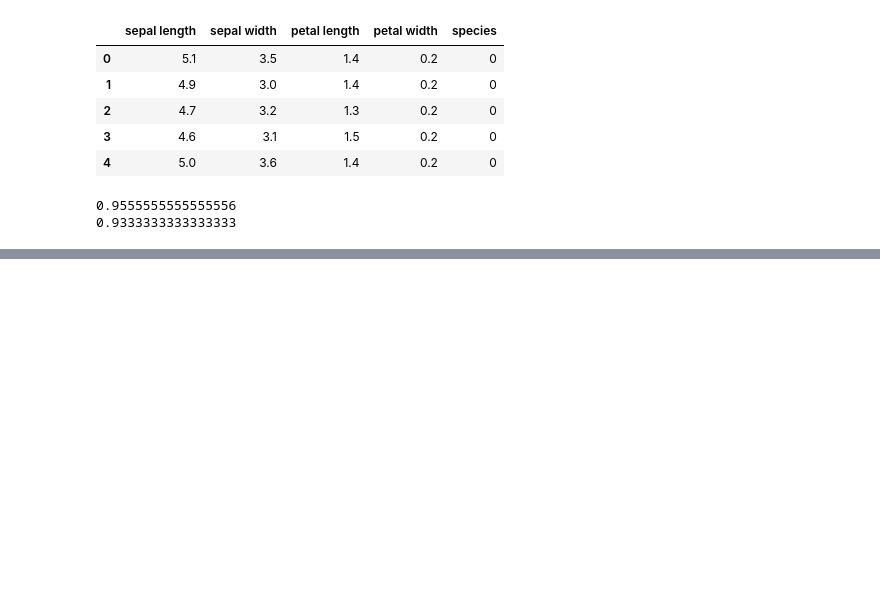
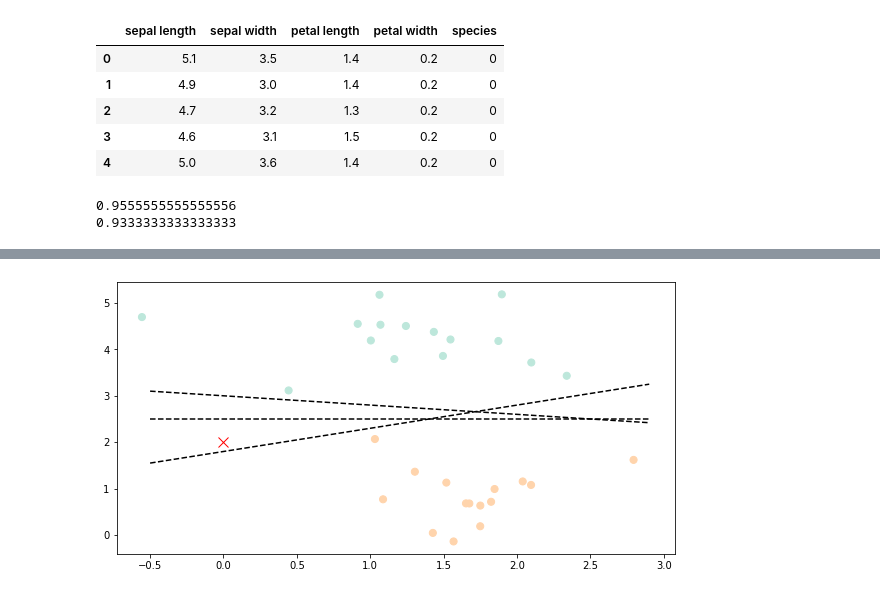
Before and after one commit to jtao/AdvancedML, a Jupyter notebook: Classification_methods.ipynb, the cells around one changed output, grey strips where cells are left out. Drawn from its saved outputs; the diff is of its cells as text; code cells hidden in the pictures; blank space fills up the shorter version.

```diff
--- a/Classification_methods.ipynb
+++ b/Classification_methods.ipynb
@@ -455,0 +478,16 @@ print(accuracy_score(y_test,y_pred2))
+# %%
+from scipy import stats
+import seaborn as sns
+from sklearn.datasets.samples_generator import make_blobs
+
+X, y = make_blobs(n_samples = 30, centers = 2, random_state = 0, cluster_std = 0.6)
+
+plt.figure(figsize=(10, 5))
+plt.scatter(X[:, 0], X[:, 1], c = y, s = 50, cmap = "icefire")
+
+xfit = np.arange(-0.5, 3.0, 0.1)
+for m, b in [(0.0, 2.5), (0.5, 1.8), (-0.2, 3.0)]:
+    plt.plot(xfit, m * xfit + b, '--k')
+plt.plot([0.0], [2.0], 'x', color = 'red', markersize = 10);
+# %% [output]
+[figure, added]
```
Also changed, not shown: parts of 29 cells of this notebook, 4 other files.
